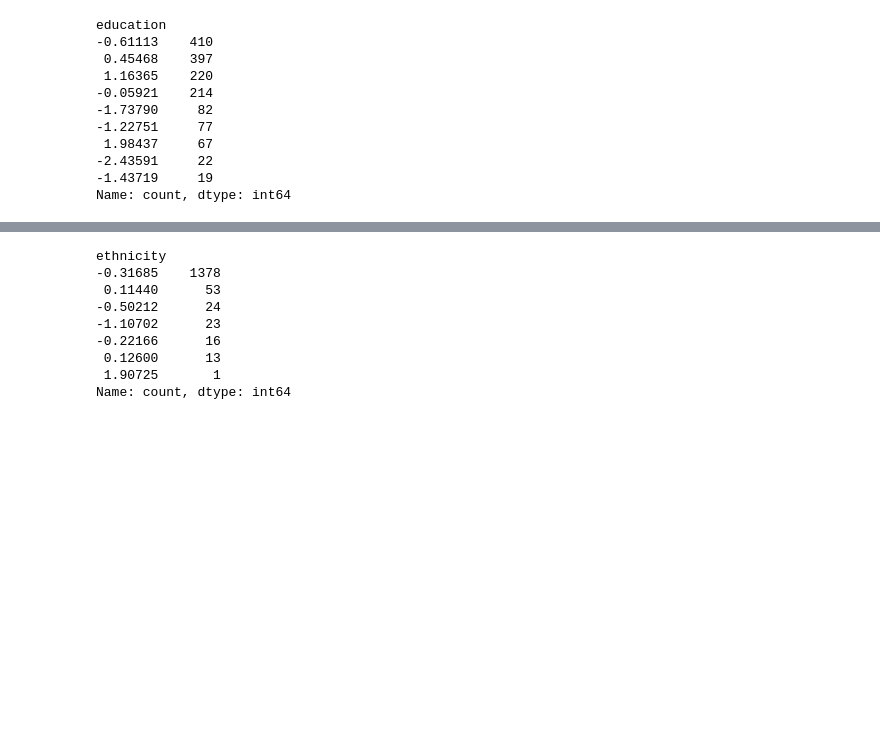
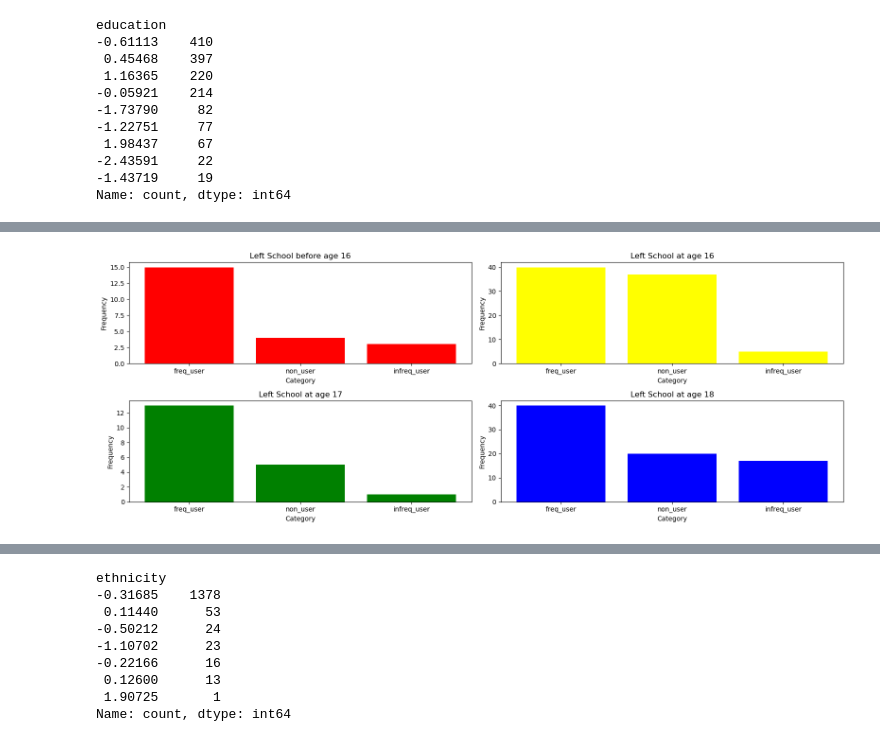
Before and after one commit to skyefung02/DrugConsumptionProject, a Jupyter notebook: data_exploration_visualisation.ipynb, the cells around one changed output, grey strips where cells are left out. Saved outputs shown, nothing was run; the diff lists cells and outputs as text; code cells hidden in the pictures; blank space fills up the shorter version.

Commit message:
Work up to exploring countries

```diff
--- a/data_exploration_visualisation.ipynb
+++ b/data_exploration_visualisation.ipynb
@@ -183,0 +209,36 @@ Name: count, dtype: int64
+# %%
+nicotine_counts_before16 = subset('education', -2.43591)
+nicotine_counts_at16 = subset('education', -1.73790)
+nicotine_counts_at17 = subset('education', -1.43719)
+nicotine_counts_at18 = subset('education', -1.22751)
+
+plt.figure(figsize=(16, 6))
+
+plt.subplot(2, 2, 1) #row, column, subplot
+plt.bar(nicotine_counts_before16.index, nicotine_counts_before16.values, color='red')
+plt.xlabel('Category')
+plt.ylabel('Frequency')
+plt.title('Left School before age 16')
+
+plt.subplot(2, 2, 2) #row, column, subplot
+plt.bar(nicotine_counts_at16.index, nicotine_counts_at16.values, color='yellow')
+plt.xlabel('Category')
+plt.ylabel('Frequency')
+plt.title('Left School at age 16')
+
+plt.subplot(2, 2, 3) #row, column, subplot
+plt.bar(nicotine_counts_at17.index, nicotine_counts_at17.values, color='green')
+plt.xlabel('Category')
+plt.ylabel('Frequency')
+plt.title('Left School at age 17')
+
+plt.subplot(2, 2, 4) #row, column, subplot
+plt.bar(nicotine_counts_at18.index, nicotine_counts_at18.values, color='blue')
+plt.xlabel('Category')
+plt.ylabel('Frequency')
+plt.title('Left School at age 18')
+
+plt.tight_layout()
+plt.show()
+# %% [output]
+[figure, added]
```
Also changed, not shown: parts of 26 cells of this notebook, 1 other file.
